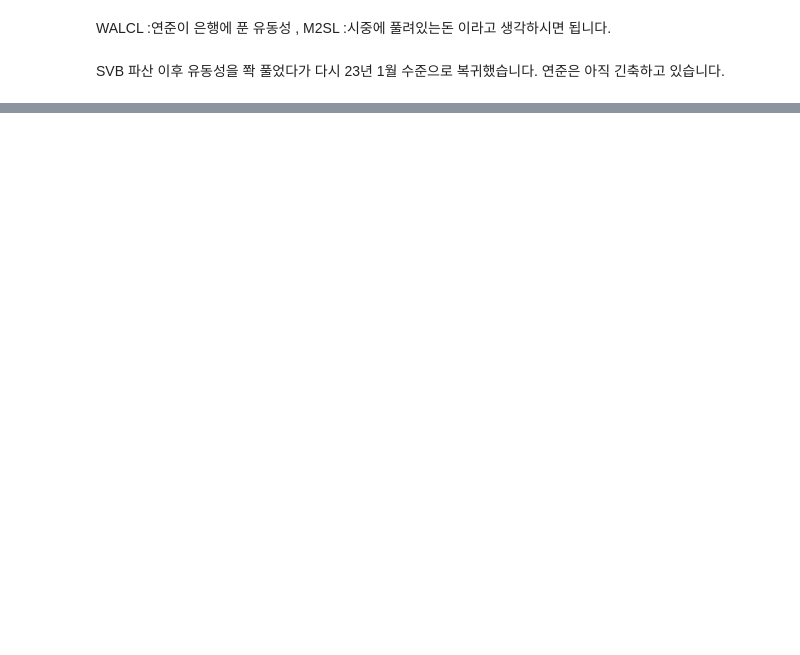
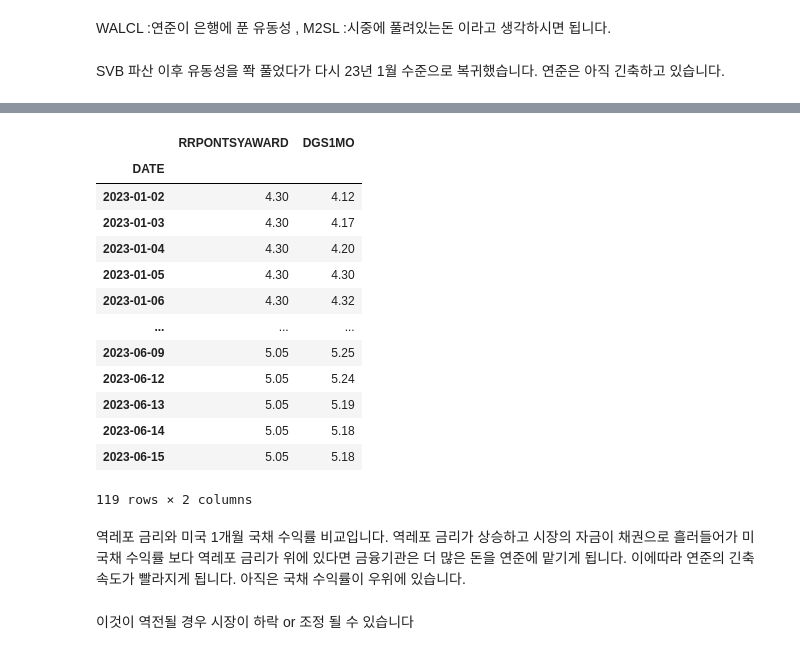
Before and after one commit to hojune2/_investment, a Jupyter notebook: macro.ipynb, the cells around one changed output, grey strips where cells are left out. Drawn from its saved outputs; the diff is of its cells as text; code cells hidden in the pictures; blank space fills up the shorter version.

```diff
--- a/macro.ipynb
+++ b/macro.ipynb
@@ -48,0 +72,21 @@ data.plot()
+# %%
+data['2023']
+# %% [output]
+|  | RRPONTSYAWARD | DGS1MO |
+| DATE |  |  |
+| 2023-01-02 | 4.30 | 4.12 |
+| 2023-01-03 | 4.30 | 4.17 |
+| 2023-01-04 | 4.30 | 4.20 |
+| 2023-01-05 | 4.30 | 4.30 |
+| 2023-01-06 | 4.30 | 4.32 |
+| ... | ... | ... |
+| 2023-06-09 | 5.05 | 5.25 |
+| 2023-06-12 | 5.05 | 5.24 |
+| 2023-06-13 | 5.05 | 5.19 |
+| 2023-06-14 | 5.05 | 5.18 |
+| 2023-06-15 | 5.05 | 5.18 |
+119 rows × 2 columns
+# %% [markdown]
+역레포 금리와 미국 1개월 국채 수익률 비교입니다. 역레포 금리가 상승하고 시장의 자금이 채권으로 흘러들어가 미 국채 수익률 보다 역레포 금리가 위에 있다면 금융기관은 더 많은 돈을 연준에 맡기게 됩니다. 이에따라 연준의 긴축 속도가 빨라지게 됩니다. 아직은 국채 수익률이 우위에 있습니다.
+# %% [markdown]
+이것이 역전될 경우 시장이 하락 or 조정 될 수 있습니다
```
Also changed, not shown: parts of 8 cells of this notebook.
